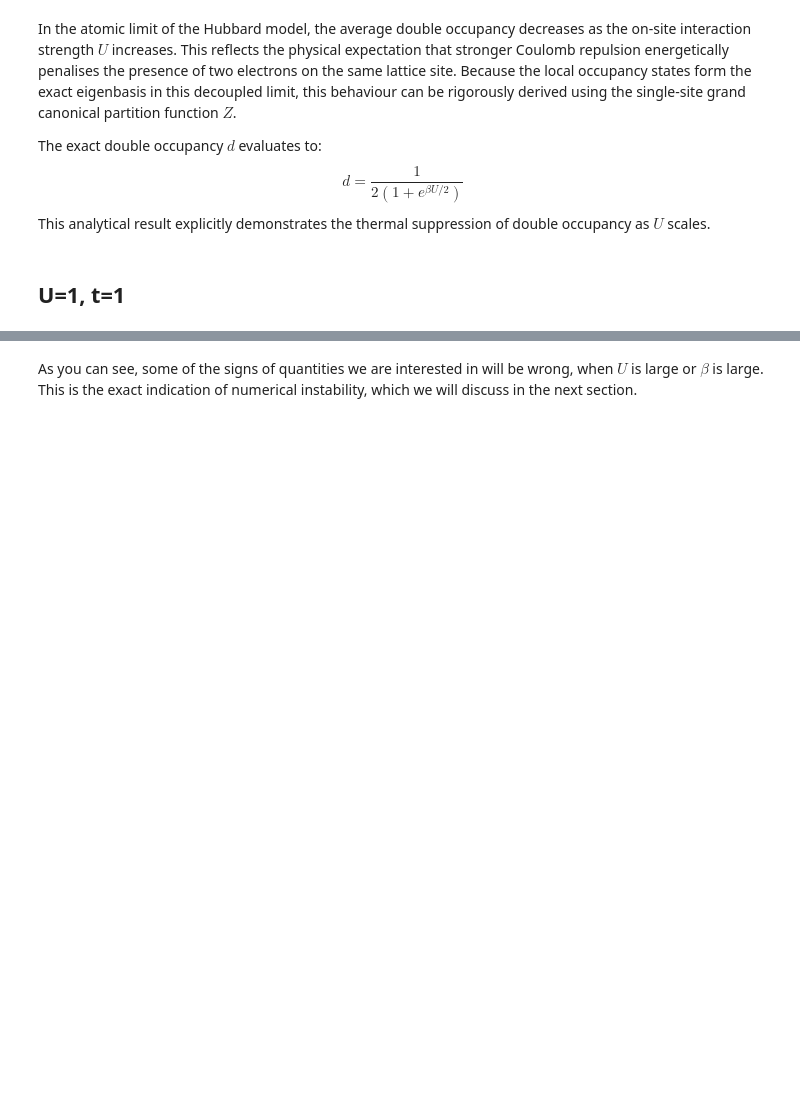
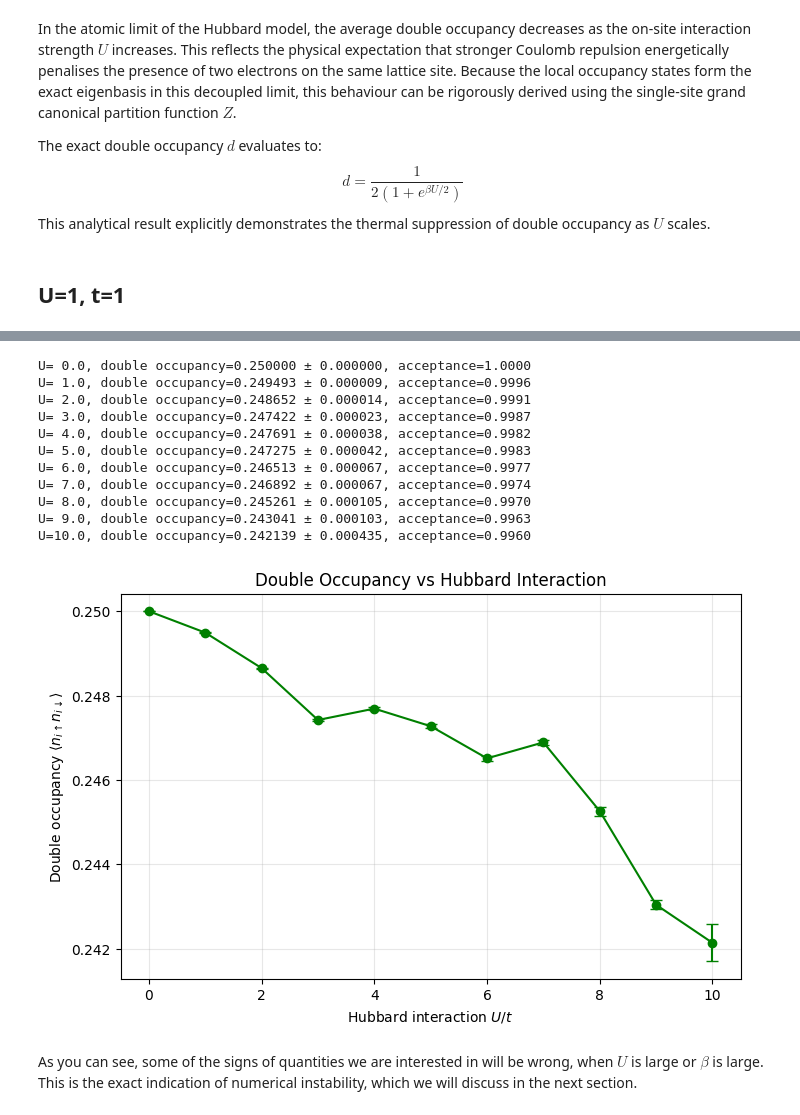
Before and after one commit to RENSHUZHE/HKU-DQMC, a Jupyter notebook: DQMC_Theory_2_Measurement_and_Updating.ipynb, the cells around one changed output, grey strips where cells are left out. Saved outputs shown, nothing was run; the diff lists cells and outputs as text; code cells hidden in the pictures; blank space fills up the shorter version.

```diff
--- a/DQMC_Theory_2_Measurement_and_Updating.ipynb
+++ b/DQMC_Theory_2_Measurement_and_Updating.ipynb
@@ -761,3 +955,75 @@ plt.show()
+# %%
+N_sites = 10
+t = 1.0
+dt = 0.0001
+L_tau = 100
+Us = np.arange(0.0, 11.0, 1.0)
+
+avg_double_occs = []
+err_double_occs = []
+double_occ_measurements_list = []
+
+K_matrix = make_K_matrix_1d( N_sites, t )
+( exp_minus_dtau_K, exp_plus_dtau_K ) = make_exact_K_propagators( K_matrix, dt )
+
+for U_index, U in enumerate(Us):
+    dqmc_results = run_dqmc_sweeps(
+        number_sites=N_sites,
+        number_slices=L_tau,
+        interaction=U,
+        hopping=t,
+        delta_tau=dt,
+        exp_minus_dtau_K=exp_minus_dtau_K,
+        exp_plus_dtau_K=exp_plus_dtau_K,
+        warmup_sweeps=10,
+        measurement_sweeps=10,
+        seed=1234 + U_index
+    )
+
+    double_occ_data = dqmc_results[ "double_occupancy" ]
+    avg_double_occs.append( double_occ_data[0] )
+    err_double_occs.append( double_occ_data[1] )
+    double_occ_measurements_list.append( dqmc_results[ "double_occupancy_measurements" ] )
+    print(
+        f"U={U:4.1f}, "
+        f"double occupancy="
+        f"{double_occ_data[0]:.6f} "
+        f"± {double_occ_data[1]:.6f}, "
+        f"acceptance="
+        f"{dqmc_results['acceptance_rate']:.4f}"
+    )
+
+avg_double_occs = np.asarray( avg_double_occs )
+err_double_occs = np.asarray( err_double_occs )
+
+plt.figure(figsize=(8, 5))
+plt.errorbar(
+    Us,
+    avg_double_occs,
+    yerr=err_double_occs,
+    marker="o",
+    linestyle="-",
+    capsize=4,
+    color="green"
+)
+plt.title( "Double Occupancy vs Hubbard Interaction" )
+plt.xlabel(r"Hubbard interaction $U/t$")
+plt.ylabel( r"Double occupancy " r"$\langle n_{i\uparrow}n_{i\downarrow}\rangle$" )
+plt.grid(True, alpha=0.3)
+plt.show()
+# %% [output]
+U= 0.0, double occupancy=0.250000 ± 0.000000, acceptance=1.0000
+U= 1.0, double occupancy=0.249493 ± 0.000009, acceptance=0.9996
+U= 2.0, double occupancy=0.248652 ± 0.000014, acceptance=0.9991
+U= 3.0, double occupancy=0.247422 ± 0.000023, acceptance=0.9987
+U= 4.0, double occupancy=0.247691 ± 0.000038, acceptance=0.9982
+U= 5.0, double occupancy=0.247275 ± 0.000042, acceptance=0.9983
+U= 6.0, double occupancy=0.246513 ± 0.000067, acceptance=0.9977
+U= 7.0, double occupancy=0.246892 ± 0.000067, acceptance=0.9974
+U= 8.0, double occupancy=0.245261 ± 0.000105, acceptance=0.9970
+U= 9.0, double occupancy=0.243041 ± 0.000103, acceptance=0.9963
+U=10.0, double occupancy=0.242139 ± 0.000435, acceptance=0.9960
+[figure, added]
 # %% [markdown]
 As you can see, some of the signs of quantities we are interested in will be wrong, when $U$ is large or $\beta$ is large. This is the exact indication of numerical instability, which we will discuss in the next section.
 # %% [markdown]
```
Also changed, not shown: parts of 29 cells of this notebook.
